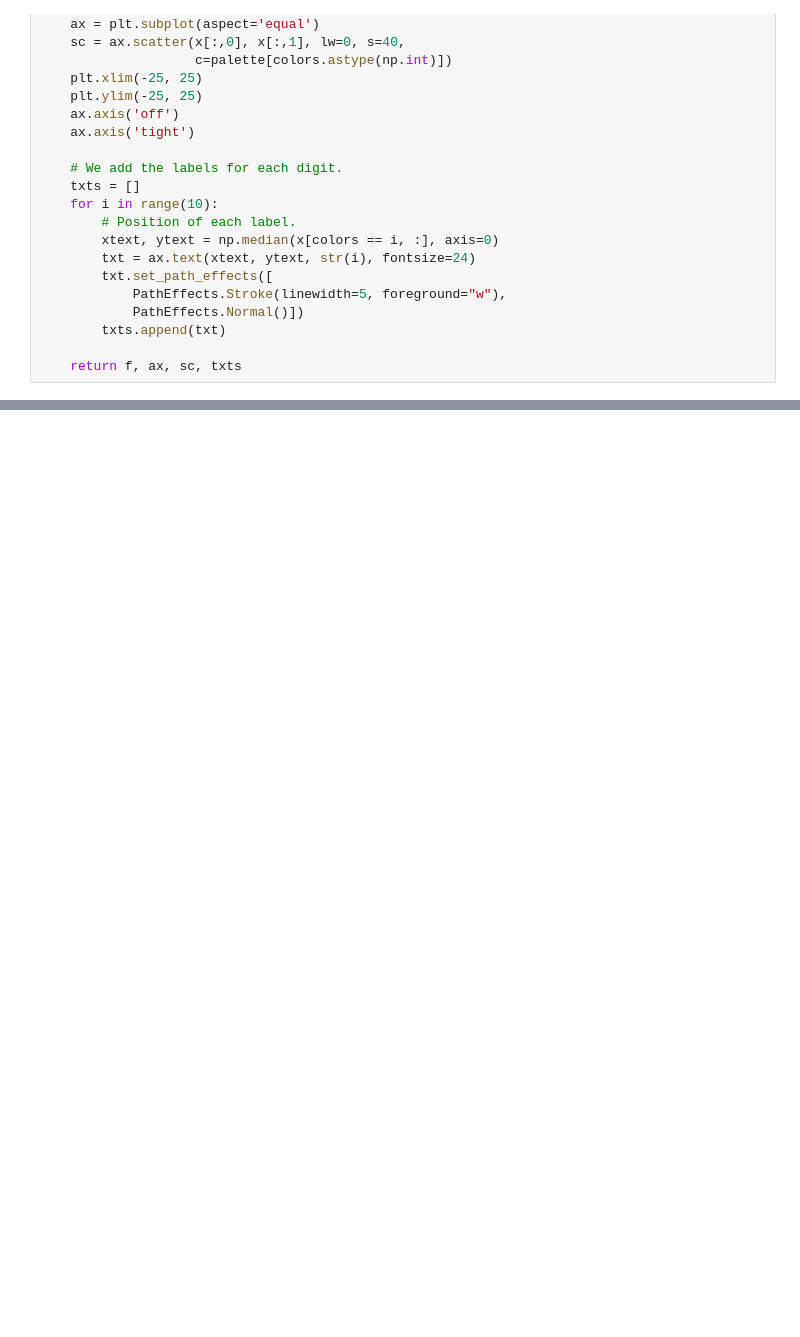
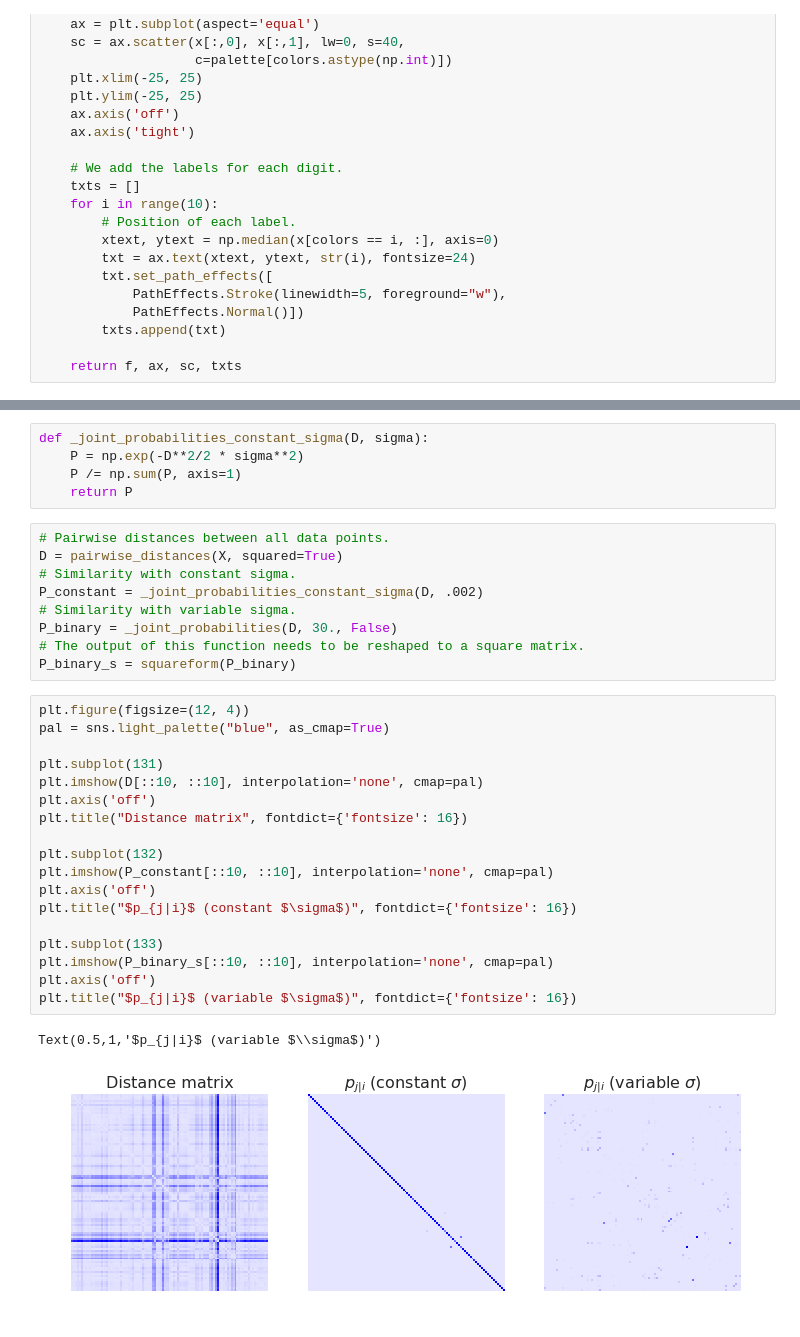
Before and after one commit to willycornelissen/mgr, a Jupyter notebook: Unsupervised Learning.ipynb, the cells around one changed output, grey strips where cells are left out. Drawn from its saved outputs; the diff is of its cells as text; blank space fills up the shorter version.

```diff
--- a/Unsupervised Learning.ipynb
+++ b/Unsupervised Learning.ipynb
@@ -78,0 +86,35 @@ scatter(cluesters, y)
+# %%
+def _joint_probabilities_constant_sigma(D, sigma):
+    P = np.exp(-D**2/2 * sigma**2)
+    P /= np.sum(P, axis=1)
+    return P
+# %%
+# Pairwise distances between all data points.
+D = pairwise_distances(X, squared=True)
+# Similarity with constant sigma.
+P_constant = _joint_probabilities_constant_sigma(D, .002)
+# Similarity with variable sigma.
+P_binary = _joint_probabilities(D, 30., False)
+# The output of this function needs to be reshaped to a square matrix.
+P_binary_s = squareform(P_binary)
+# %%
+plt.figure(figsize=(12, 4))
+pal = sns.light_palette("blue", as_cmap=True)
+
+plt.subplot(131)
+plt.imshow(D[::10, ::10], interpolation='none', cmap=pal)
+plt.axis('off')
+plt.title("Distance matrix", fontdict={'fontsize': 16})
+
+plt.subplot(132)
+plt.imshow(P_constant[::10, ::10], interpolation='none', cmap=pal)
+plt.axis('off')
+plt.title("$p_{j|i}$ (constant $\sigma$)", fontdict={'fontsize': 16})
+
+plt.subplot(133)
+plt.imshow(P_binary_s[::10, ::10], interpolation='none', cmap=pal)
+plt.axis('off')
+plt.title("$p_{j|i}$ (variable $\sigma$)", fontdict={'fontsize': 16})
+# %% [output]
+Text(0.5,1,'$p_{j|i}$ (variable $\\sigma$)')
+[figure, added]
```
Also changed, not shown: parts of 5 cells of this notebook, 2 other files.
